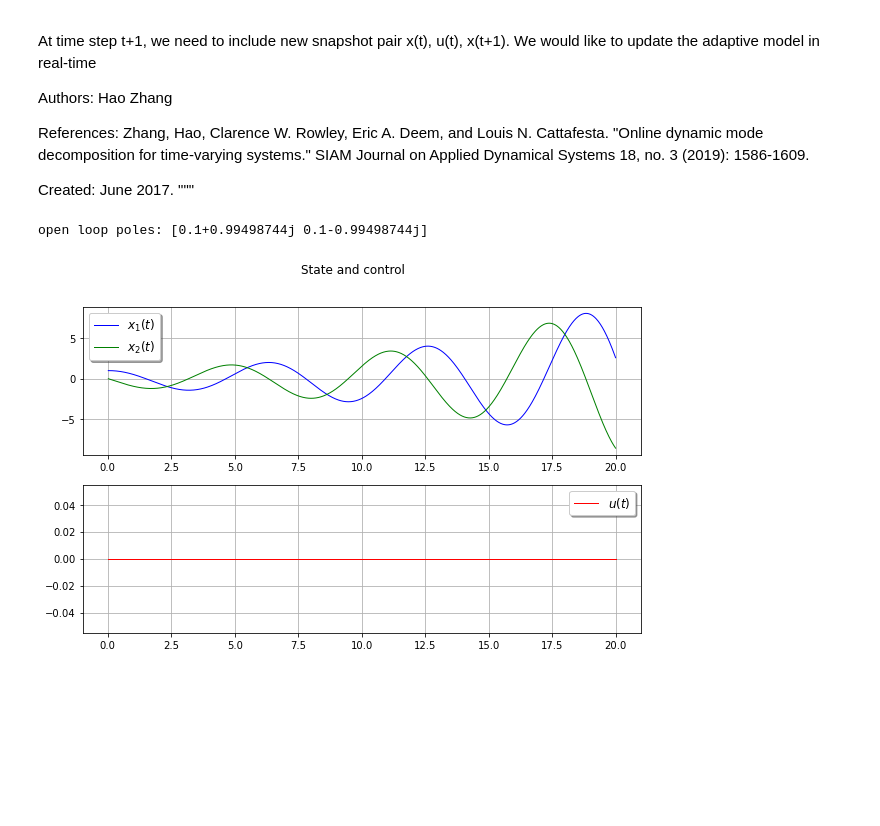
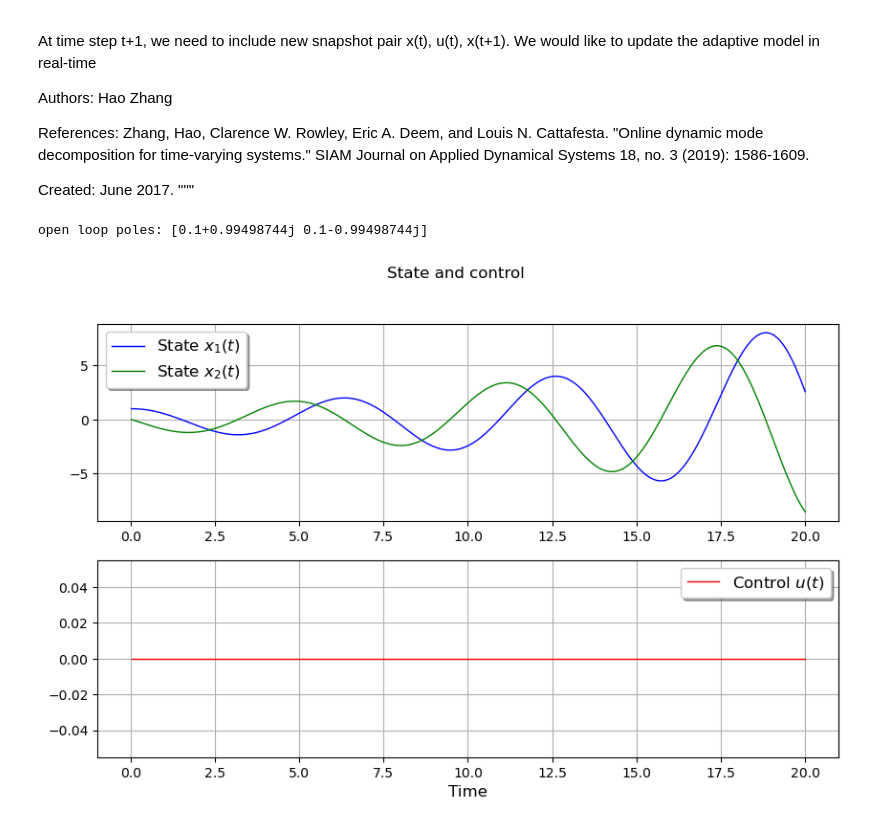
Before and after one commit to haozhg/oml, a Jupyter notebook: demo/demo_linear_time_varying_system.ipynb, the cells around one changed output. Drawn from its saved outputs; the diff is of its cells as text; code cells hidden in the pictures; blank space fills up the shorter version.

```diff
--- a/demo/demo_linear_time_varying_system.ipynb
+++ b/demo/demo_linear_time_varying_system.ipynb
@@ -91,44 +91,46 @@ def dyn(t, x, u, epsilon=1e-3):
 dt = 0.02
 tmax, tc = 20, 0.5
 T, kc = int(tmax / dt), int(tc / dt)
 tspan = np.linspace(0, tmax, T + 1)
 
 # online linear system identification setup
-alpha = 0.01 ** (2.0 / kc)
+alpha = 0.01 ** (1.0 / kc) # 99% decay after kc samples
 olm = OnlineLinearModel(n, k, None, alpha)
 
 # store data mtrices
 x = np.zeros([n, T])
 u = np.zeros([k, T])
 
 # initial condition, state and control
 x0 = np.array([1, 0])
 u0 = 0
 
 # uncontrolled system
 x[:, 0] = x0
 u[:, 0] = u0
 for t in range(1, T):
     # forward the system for one step
     x[:, t] = x[:, t - 1] + dt * dyn(t * dt, x[:, t - 1], u[:, t - 1])
     u[:, t] = 0
 
 def plot_state_control(x, u):
-  fig, axs = plt.subplots(2, figsize=(10, 6))
-  fig.suptitle('State and control')
-  axs[0].plot(tspan[1:], x[0, :], "b-", linewidth=1.0, label="$x_1(t)$")
-  axs[0].plot(tspan[1:], x[1, :], "g-", linewidth=1.0, label="$x_2(t)$")
-  axs[0].legend(loc="best", fontsize=12, shadow=True)
-  axs[0].grid()
+    plt.rcParams['figure.dpi'] = 100
+    fig, axs = plt.subplots(2, figsize=(10, 6))
+    fig.suptitle('State and control')
+    axs[0].plot(tspan[1:], x[0, :], "b-", linewidth=1.0, label="State $x_1(t)$")
+    axs[0].plot(tspan[1:], x[1, :], "g-", linewidth=1.0, label="State $x_2(t)$")
+    axs[0].legend(loc="best", fontsize=12, shadow=True)
+    axs[0].grid()
 
-  axs[1].plot(tspan[1:], u.reshape(-1), "r-", linewidth=1.0, label="$u(t)$")
-  axs[1].legend(loc="best", fontsize=12, shadow=True)
-  axs[1].grid()
+    axs[1].plot(tspan[1:], u.reshape(-1), "r-", linewidth=1.0, label="Control $u(t)$")
+    axs[1].legend(loc="best", fontsize=12, shadow=True)
+    axs[1].grid()
+    axs[1].set_xlabel("Time", fontsize=12)
 
 plot_state_control(x, u)
 # %% [output]
 open loop poles: [0.1+0.99498744j 0.1-0.99498744j]
-[figure, old version]
+[figure, new version]
 # %%
 # control system simulation
 # initial condition, state and control
```
Also changed, not shown: parts of 1 cell of this notebook, 7 other files.
